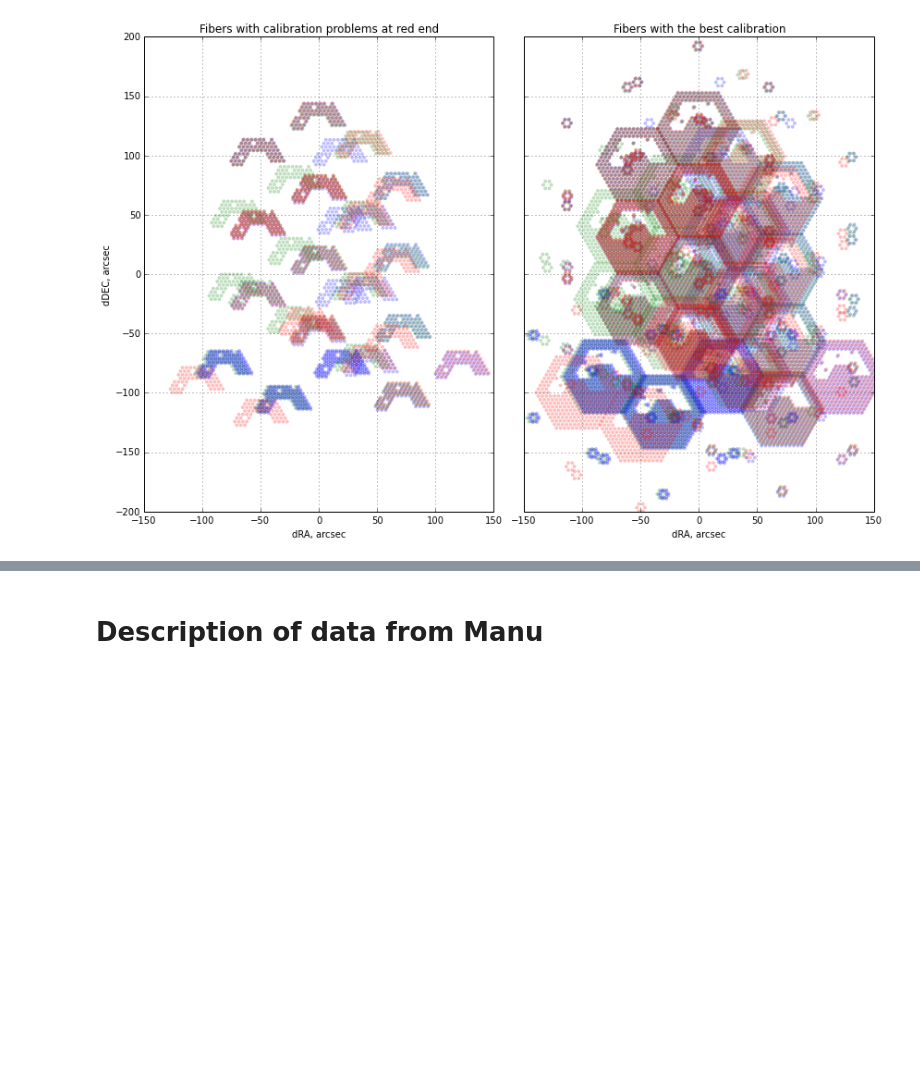
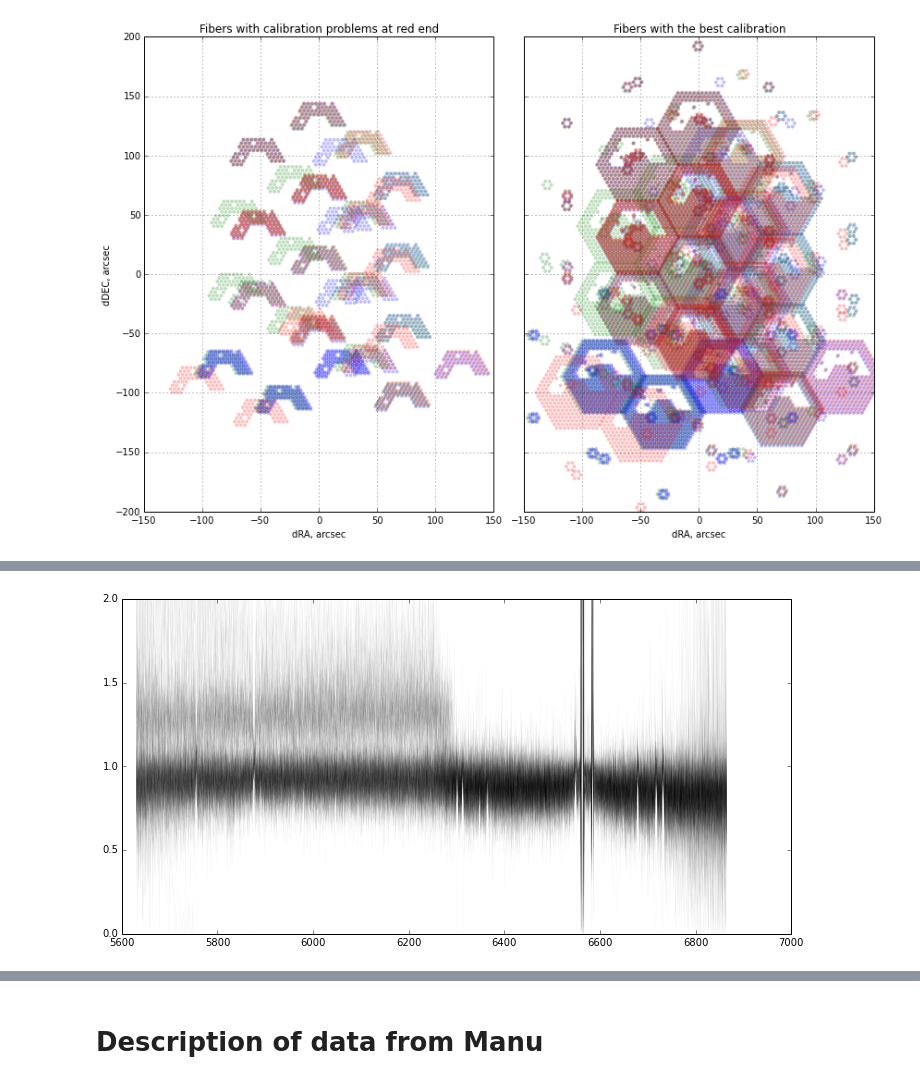
Before and after one commit to deprecated/orion-tsq, a Jupyter notebook: Manu Spectra.ipynb, the cells around one changed output, grey strips where cells are left out. Cells and saved outputs as stored; diff of their text form; code cells hidden in the pictures; blank space fills up the shorter version.

```diff
--- a/Manu Spectra.ipynb
+++ b/Manu Spectra.ipynb
@@ -448,0 +486,8 @@ fig.savefig("manu-all-fiber-positions.jpg", dpi=300)
+# %%
+ratio = spectra_sr/spectra_r
+for r in ratio[msr]:
+    plot(wavs, r, 'k', lw=0.1, alpha=0.1)
+ylim(0.0, 2.0)
+gcf().set_size_inches(12,6)
+# %% [output]
+[figure, added]
```
Also changed, not shown: parts of 15 cells of this notebook.
